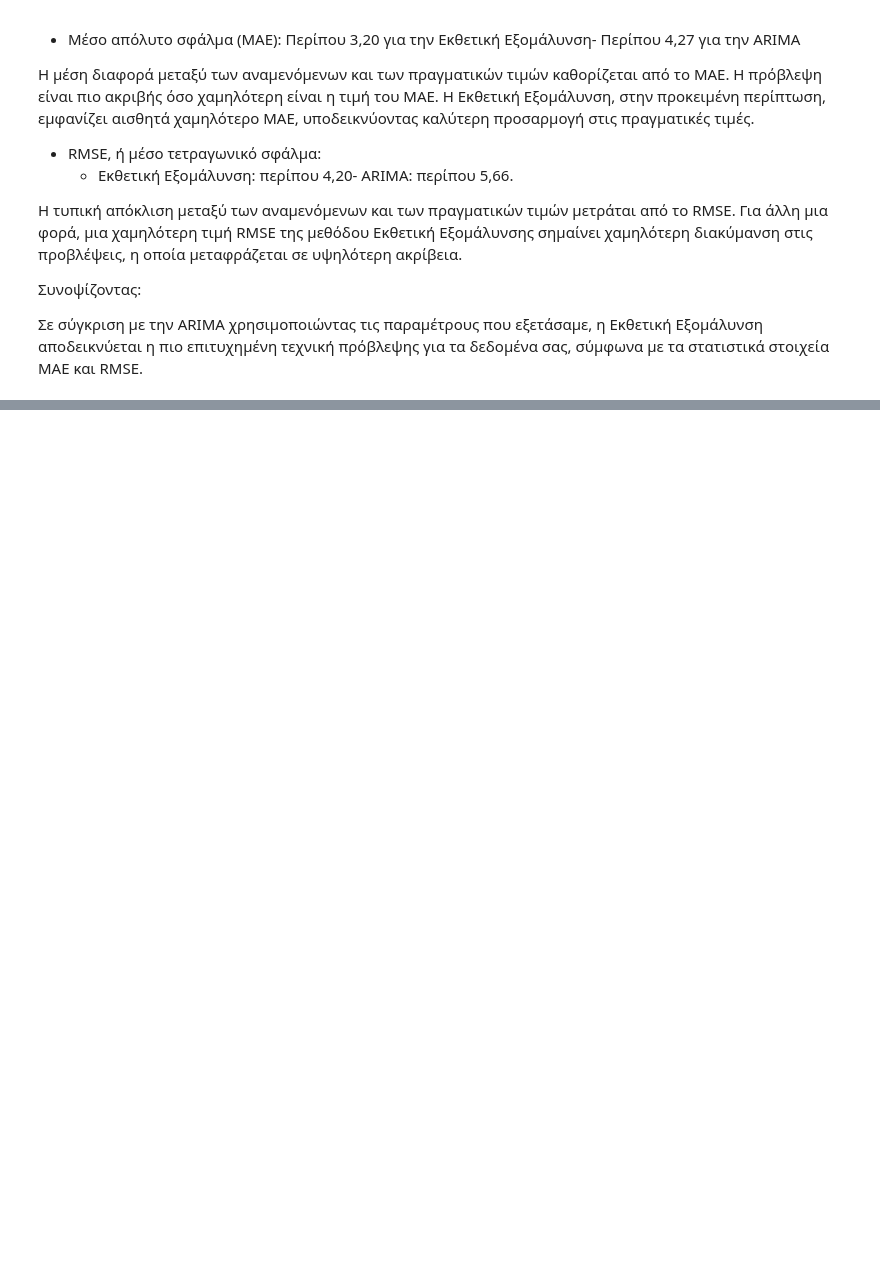
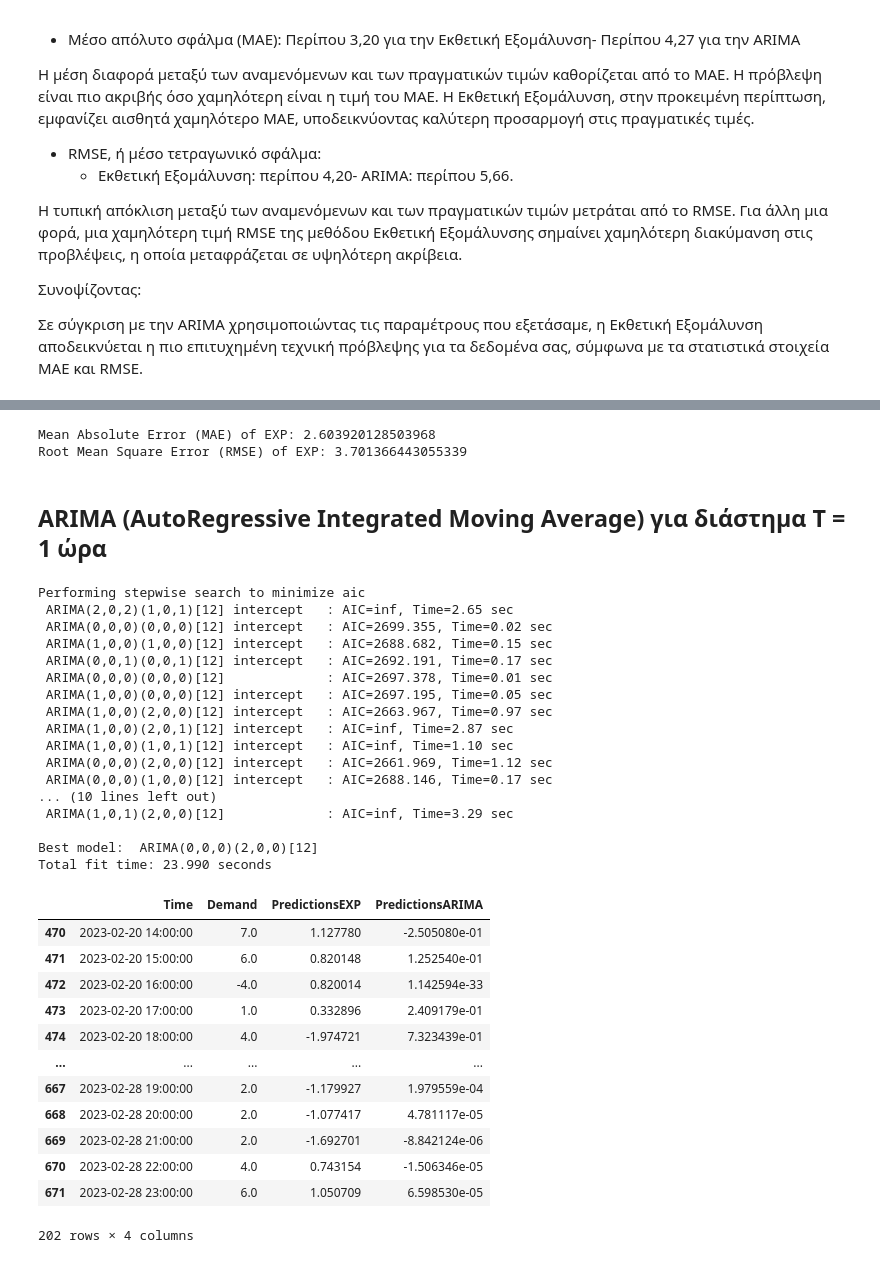
Before and after one commit to Th4nosMyl/Bike-Station-Time-Series-Analysis, a Jupyter notebook: src/BikeStationTimeSeriesAnalysis.ipynb, the cells around one changed output, grey strips where cells are left out. Drawn from its saved outputs; the diff is of its cells as text; code cells hidden in the pictures; blank space fills up the shorter version.

Commit message:
made some time intervals also some plotting

```diff
--- a/src/BikeStationTimeSeriesAnalysis.ipynb
+++ b/src/BikeStationTimeSeriesAnalysis.ipynb
@@ -307,0 +386,18 @@ Root Mean Square Error (RMSE) of ARIMA: 5.662298077734
+# %%
+# Δημιουργία αντιγράφου του test set για να αποφύγουμε το SettingWithCopyWarning
+testDataCopy1H = testData1H.copy()
+
+# Εκπαίδευση του μοντέλου
+modelExp1H = ExponentialSmoothing(trainData1H['Demand'], seasonal='add', seasonal_periods=12).fit()
+
+# Πρόβλεψη με το μοντέλο
+predExp1H = modelExp1H.forecast(len(testDataCopy1H))
+
+# Oρισμός των προβλέψεων στο test set χρησιμοποιώντας .loc
+testDataCopy1H.loc[:, 'PredictionsEXP'] = predExp1H.values
+
+# Ανάθεση των προβλέψεων στο αντίγραφο του test set
+expPredictions1H = testDataCopy1H.copy()
+
+# Εκτύπωση των προβλέψεων
+expPredictions1H
@@ -307,0 +418,61 @@ Root Mean Square Error (RMSE) of ARIMA: 5.662298077734
+# %%
+# Υπολογισμός των μετρικών MAE και RMSE
+maeEXP1H = mean_absolute_error(expPredictions1H['Demand'], expPredictions1H['PredictionsEXP'])
+rmseEXP1H = np.sqrt(mean_squared_error(expPredictions1H['Demand'], expPredictions1H['PredictionsEXP']))
+
+print(f'Mean Absolute Error (MAE) of EXP: {maeEXP1H}')
+print(f'Root Mean Square Error (RMSE) of EXP: {rmseEXP1H}')
+# %% [output]
+Mean Absolute Error (MAE) of EXP: 2.603920128503968
+Root Mean Square Error (RMSE) of EXP: 3.701366443055339
+# %% [markdown]
+## ARIMA (AutoRegressive Integrated Moving Average) για διάστημα **T = 1 ώρα**
+# %%
+# Αυτόματη εύρεση βέλτιστων παραμέτρων ARIMA
+modelARIMA1H = auto_arima(trainData1H['Demand'], seasonal=True, trace=True, m=12)
+
+# Εκπαίδευση του μοντέλου ARIMA με τις βέλτιστες παραμέτρους
+modelARIMA1H.fit(trainData1H['Demand'])
+
+# Πρόβλεψη για το test set
+predARIMA1H = modelARIMA1H.predict(len(testDataCopy1H))
+
+# Προσθήκη των προβλέψεων στο test set
+testDataCopy1H['PredictionsARIMA'] = predARIMA1H
+
+# Ανάθεση των προβλέψεων στο αντίγραφο του test set
+arimaPredictions1H = testDataCopy1H.copy()
+
+# Εκτύπωση των προβλέψεων
+arimaPredictions1H
+# %% [output]
+Performing stepwise search to minimize aic
+ ARIMA(2,0,2)(1,0,1)[12] intercept   : AIC=inf, Time=2.65 sec
+ ARIMA(0,0,0)(0,0,0)[12] intercept   : AIC=2699.355, Time=0.02 sec
+ ARIMA(1,0,0)(1,0,0)[12] intercept   : AIC=2688.682, Time=0.15 sec
+ ARIMA(0,0,1)(0,0,1)[12] intercept   : AIC=2692.191, Time=0.17 sec
+ ARIMA(0,0,0)(0,0,0)[12]             : AIC=2697.378, Time=0.01 sec
+ ARIMA(1,0,0)(0,0,0)[12] intercept   : AIC=2697.195, Time=0.05 sec
+ ARIMA(1,0,0)(2,0,0)[12] intercept   : AIC=2663.967, Time=0.97 sec
+ ARIMA(1,0,0)(2,0,1)[12] intercept   : AIC=inf, Time=2.87 sec
+ ARIMA(1,0,0)(1,0,1)[12] intercept   : AIC=inf, Time=1.10 sec
+ ARIMA(0,0,0)(2,0,0)[12] intercept   : AIC=2661.969, Time=1.12 sec
+ ARIMA(0,0,0)(1,0,0)[12] intercept   : AIC=2688.146, Time=0.17 sec
+... (10 lines left out)
+ ARIMA(1,0,1)(2,0,0)[12]             : AIC=inf, Time=3.29 sec
+
+Best model:  ARIMA(0,0,0)(2,0,0)[12]
+Total fit time: 23.990 seconds
+|  | Time | Demand | PredictionsEXP | PredictionsARIMA |
+| 470 | 2023-02-20 14:00:00 | 7.0 | 1.127780 | -2.505080e-01 |
+| 471 | 2023-02-20 15:00:00 | 6.0 | 0.820148 | 1.252540e-01 |
+| 472 | 2023-02-20 16:00:00 | -4.0 | 0.820014 | 1.142594e-33 |
+| 473 | 2023-02-20 17:00:00 | 1.0 | 0.332896 | 2.409179e-01 |
+| 474 | 2023-02-20 18:00:00 | 4.0 | -1.974721 | 7.323439e-01 |
+| ... | ... | ... | ... | ... |
+| 667 | 2023-02-28 19:00:00 | 2.0 | -1.179927 | 1.979559e-04 |
+| 668 | 2023-02-28 20:00:00 | 2.0 | -1.077417 | 4.781117e-05 |
+| 669 | 2023-02-28 21:00:00 | 2.0 | -1.692701 | -8.842124e-06 |
+| 670 | 2023-02-28 22:00:00 | 4.0 | 0.743154 | -1.506346e-05 |
+| 671 | 2023-02-28 23:00:00 | 6.0 | 1.050709 | 6.598530e-05 |
+202 rows × 4 columns
```
Also changed, not shown: parts of 28 cells of this notebook.
